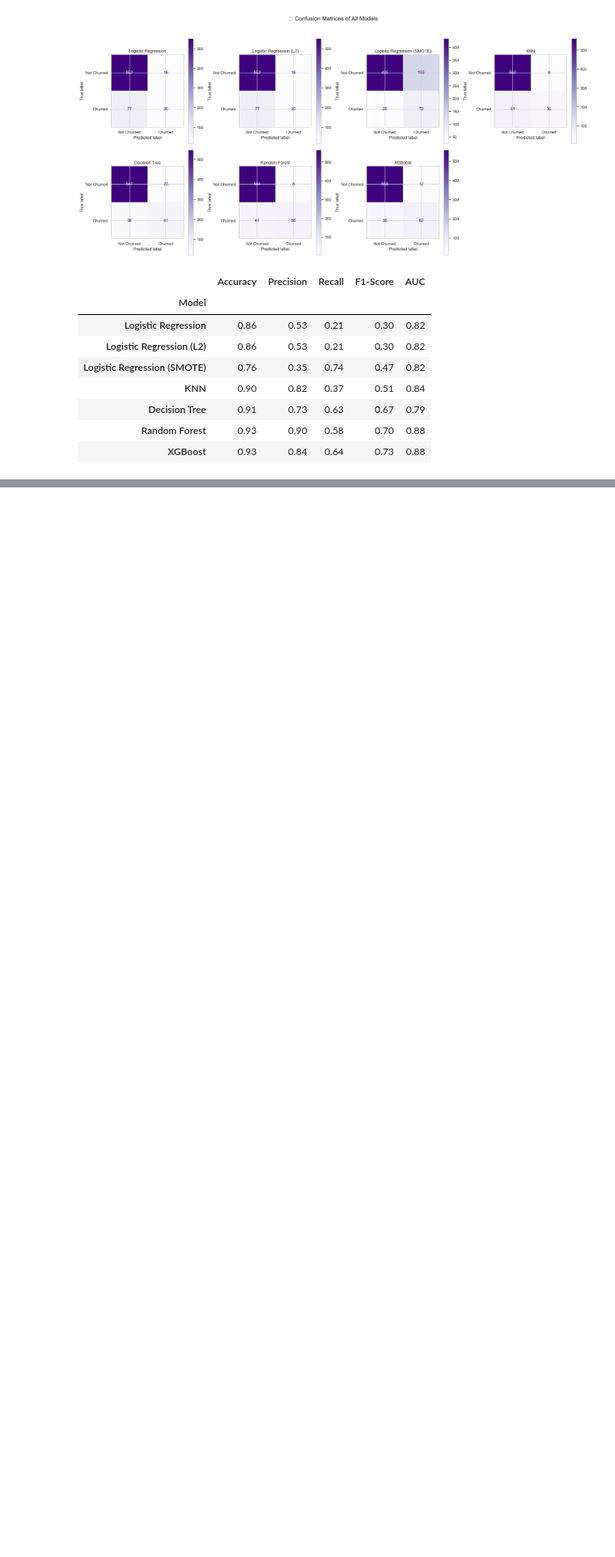
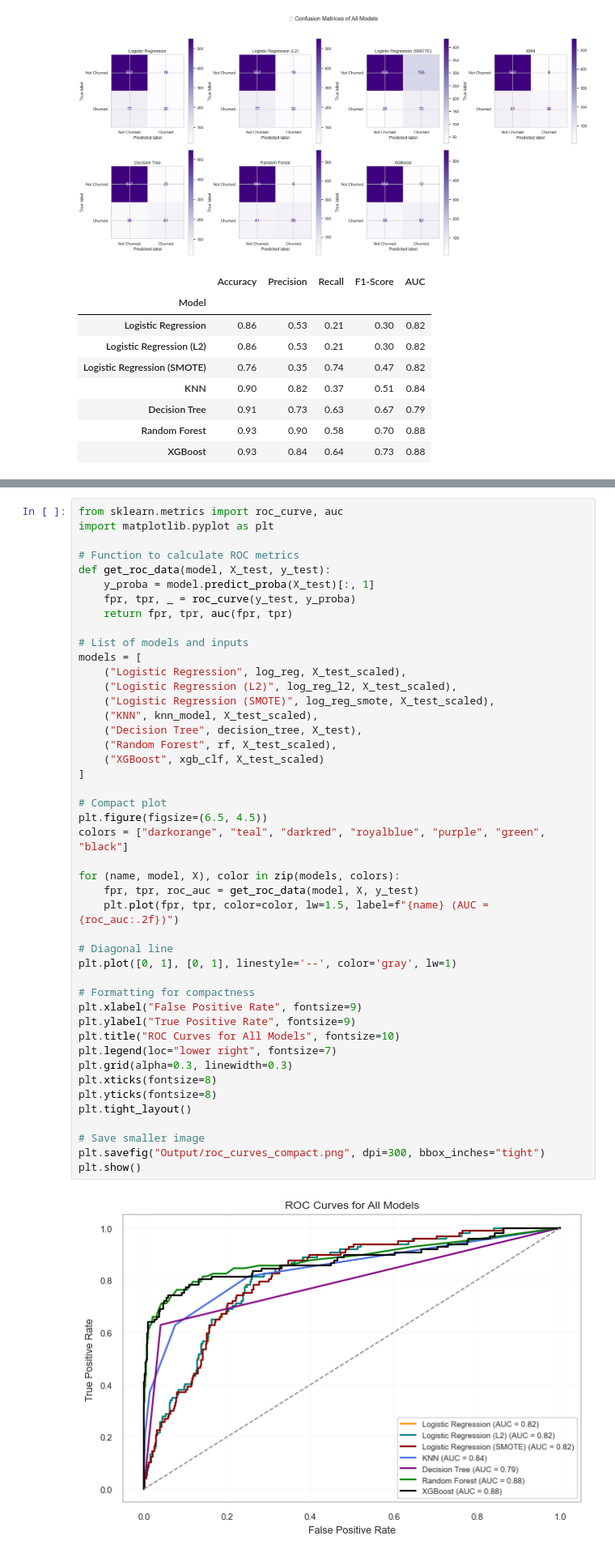
Before and after one commit to RachelinTheLoop/predicting-customer-churn, a Jupyter notebook: customer_churn_analysis.ipynb, the cells around one changed output, grey strips where cells are left out. Shown at 81% size. Cells and saved outputs as stored; diff of their text form; blank space fills up the shorter version.

Commit message:
Updated notebook, readme.md and added gitignore and, Output folder

```diff
--- a/customer_churn_analysis.ipynb
+++ b/customer_churn_analysis.ipynb
@@ -1120,0 +1041,47 @@ Through detailed evaluation of several machine learning classifiers, we found th
+# %%
+from sklearn.metrics import roc_curve, auc
+import matplotlib.pyplot as plt
+
+# Function to calculate ROC metrics
+def get_roc_data(model, X_test, y_test):
+    y_proba = model.predict_proba(X_test)[:, 1]
+    fpr, tpr, _ = roc_curve(y_test, y_proba)
+    return fpr, tpr, auc(fpr, tpr)
+
+# List of models and inputs
+models = [
+    ("Logistic Regression", log_reg, X_test_scaled),
+    ("Logistic Regression (L2)", log_reg_l2, X_test_scaled),
+    ("Logistic Regression (SMOTE)", log_reg_smote, X_test_scaled),
+    ("KNN", knn_model, X_test_scaled),
+    ("Decision Tree", decision_tree, X_test),
+    ("Random Forest", rf, X_test_scaled),
+    ("XGBoost", xgb_clf, X_test_scaled)
+]
+
+# Compact plot
+plt.figure(figsize=(6.5, 4.5))
+colors = ["darkorange", "teal", "darkred", "royalblue", "purple", "green", "black"]
+
+for (name, model, X), color in zip(models, colors):
+    fpr, tpr, roc_auc = get_roc_data(model, X, y_test)
+    plt.plot(fpr, tpr, color=color, lw=1.5, label=f"{name} (AUC = {roc_auc:.2f})")
+
+# Diagonal line
+plt.plot([0, 1], [0, 1], linestyle='--', color='gray', lw=1)
+
+# Formatting for compactness
+plt.xlabel("False Positive Rate", fontsize=9)
+plt.ylabel("True Positive Rate", fontsize=9)
+plt.title("ROC Curves for All Models", fontsize=10)
+plt.legend(loc="lower right", fontsize=7)
+plt.grid(alpha=0.3, linewidth=0.3)
+plt.xticks(fontsize=8)
+plt.yticks(fontsize=8)
+plt.tight_layout()
+
+# Save smaller image
+plt.savefig("Output/roc_curves_compact.png", dpi=300, bbox_inches="tight")
+plt.show()
+# %% [output]
+[figure, added]
```
Also changed, not shown: parts of 34 cells of this notebook, 7 other files.
